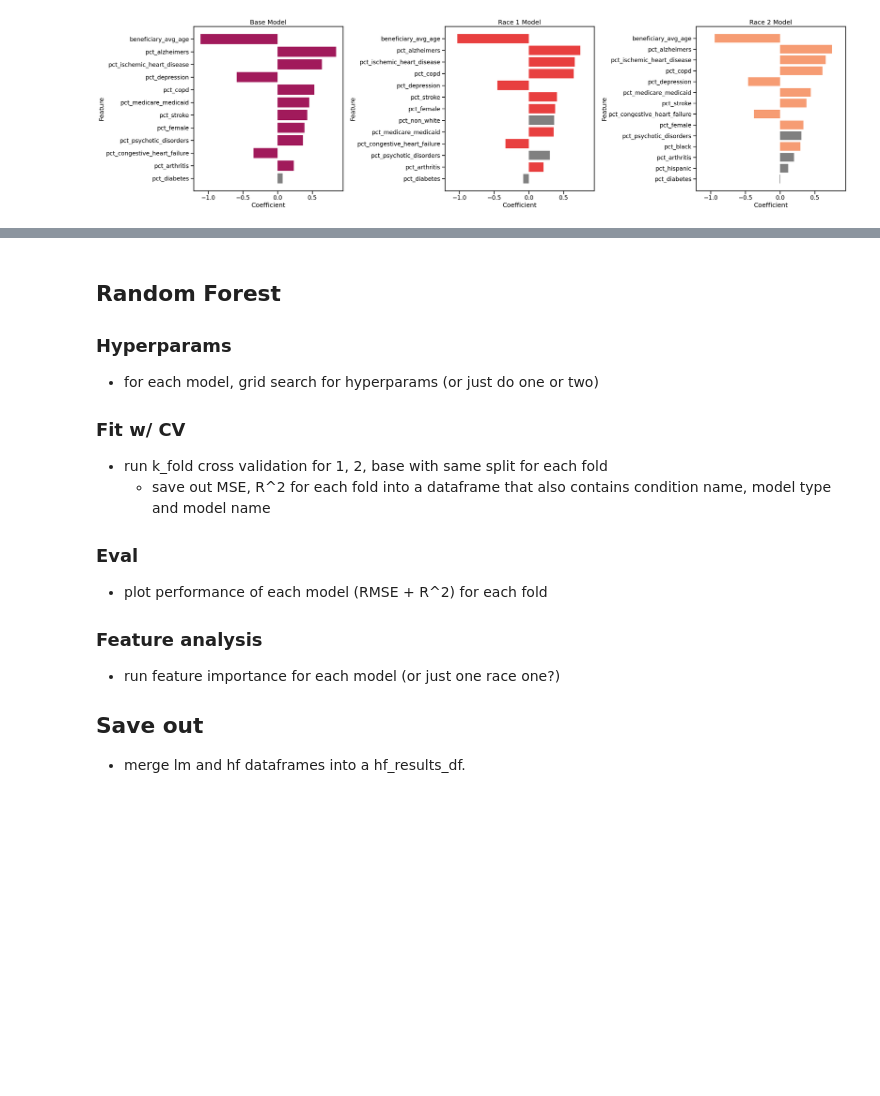
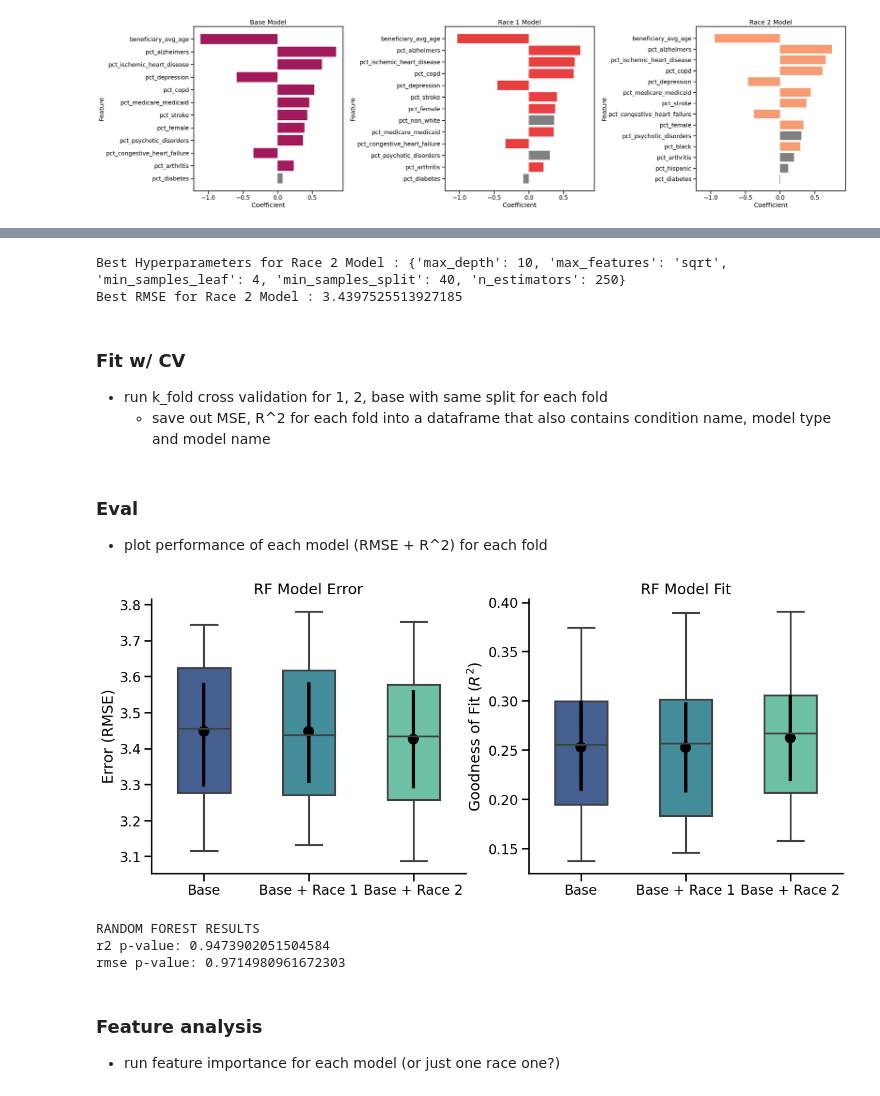
Before and after one commit to DS4A-2023-Team-20/ca-sdoh, a Jupyter notebook: code/jess/run_hf_models.ipynb, the cells around one changed output, grey strips where cells are left out. Drawn from its saved outputs; the diff is of its cells as text; code cells hidden in the pictures; blank space fills up the shorter version.

```diff
--- a/code/jess/run_hf_models.ipynb
+++ b/code/jess/run_hf_models.ipynb
@@ -208,0 +220,4 @@ plt.tight_layout()
+# %%
+rfpal = sns.color_palette("mako", 4)
+rfpal = rfpal.as_hex()
+rfpal
@@ -208,0 +241,9 @@ plt.tight_layout()
+# %%
+# Initialize the random forest model
+base_model = RandomForestRegressor(random_state=87)
+
+# Perform GridSearchCV for hyperparameter tuning
+base_grid_search = GridSearchCV(
+    estimator=base_model, param_grid=param_grid, scoring="neg_mean_squared_error", cv=5
+)
+base_grid_search.fit(X_base, y)
@@ -208,0 +282,12 @@ plt.tight_layout()
+# %%
+# Initialize the random forest model
+race_1_model = RandomForestRegressor(random_state=87)
+
+# Perform GridSearchCV for hyperparameter tuning
+race_1_grid_search = GridSearchCV(
+    estimator=race_1_model,
+    param_grid=param_grid,
+    scoring="neg_mean_squared_error",
+    cv=5,
+)
+race_1_grid_search.fit(X_race_1, y)
@@ -208,0 +326,12 @@ plt.tight_layout()
+# %%
+# Initialize the random forest model
+race_2_model = RandomForestRegressor(random_state=87)
+
+# Perform GridSearchCV for hyperparameter tuning
+race_2_grid_search = GridSearchCV(
+    estimator=race_2_model,
+    param_grid=param_grid,
+    scoring="neg_mean_squared_error",
+    cv=5,
+)
+race_2_grid_search.fit(X_race_2, y)
@@ -208,0 +363,7 @@ plt.tight_layout()
+# %%
+# Print the best hyperparameters and the corresponding RMSE
+print("Best Hyperparameters for Race 2 Model :", race_2_grid_search.best_params_)
+print("Best RMSE for Race 2 Model :", np.sqrt(-race_2_grid_search.best_score_))
+# %% [output]
+Best Hyperparameters for Race 2 Model : {'max_depth': 10, 'max_features': 'sqrt', 'min_samples_leaf': 4, 'min_samples_split': 40, 'n_estimators': 250}
+Best RMSE for Race 2 Model : 3.4397525513927185
@@ -209,19 +382,5 @@ plt.tight_layout()
 # %% [markdown]
-
-## Random Forest
-### Hyperparams
-- for each model, grid search for hyperparams (or just do one or two)
 
 ### Fit w/ CV
 - run k_fold cross validation for 1, 2, base with same split for each fold
     - save out MSE, R^2 for each fold into a dataframe that also contains condition name, model type and model name
-
-### Eval
-- plot performance of each model (RMSE + R^2) for each fold
-
-### Feature analysis
-- run feature importance for each model (or just one race one?)
-
-## Save out
-
-- merge lm and hf dataframes into a hf_results_df.
@@ -227,0 +469,22 @@ plt.tight_layout()
+# %% [markdown]
+
+### Eval
+- plot performance of each model (RMSE + R^2) for each fold
+# %%
+fig, ax = plt.subplots(1, 2, figsize=(15, 6))
+sns.despine()
+
+plot_single_model_results(rf_results, ax, palette=rfpal[1:])
+# %% [output]
+[figure, added]
+# %%
+print("RANDOM FOREST RESULTS")
+run_mse_r2_sig_test(rf_results)
+# %% [output]
+RANDOM FOREST RESULTS
+r2 p-value: 0.9473902051504584
+rmse p-value: 0.9714980961672303
+# %% [markdown]
+
+### Feature analysis
+- run feature importance for each model (or just one race one?)
```
Also changed, not shown: parts of 20 cells of this notebook, 11 other files.
